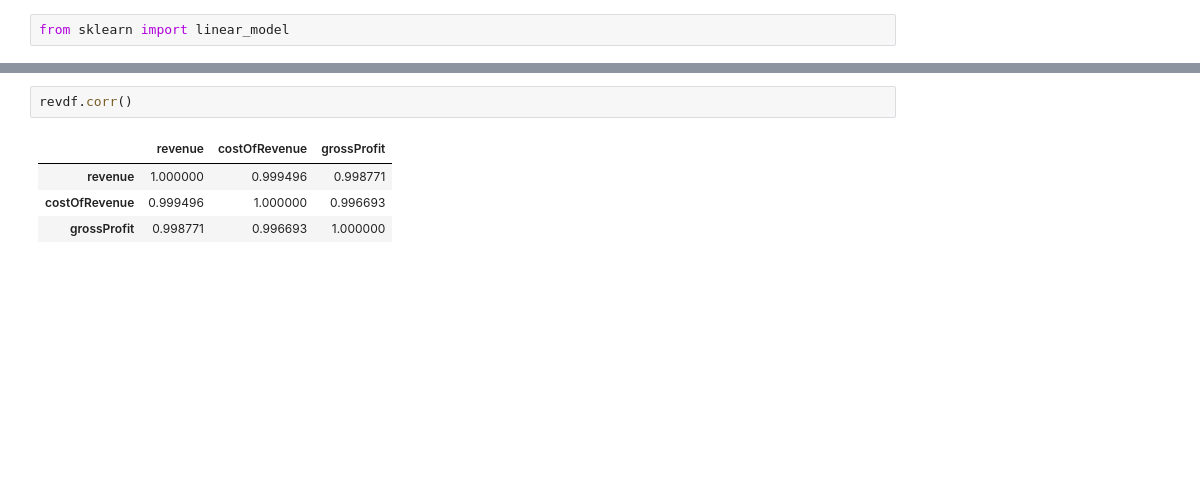
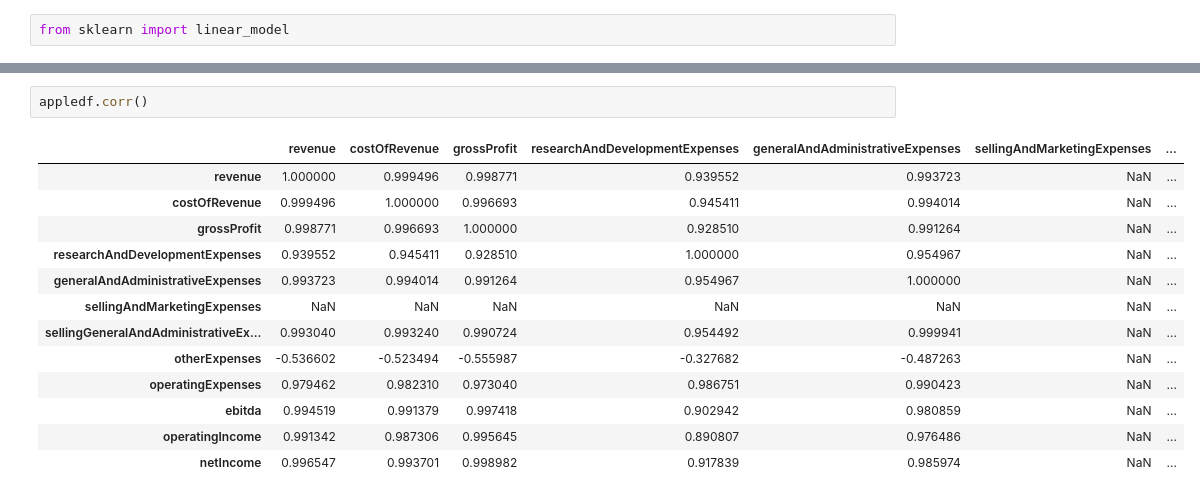
Before and after one commit to joseluistello/Regression-Analysis-Apple-Data, a Jupyter notebook: notebooks/Analysis.ipynb, the cells around one changed output, grey strips where cells are left out. Saved outputs shown, nothing was run; the diff lists cells and outputs as text; blank space fills up the shorter version.

```diff
--- a/notebooks/Analysis.ipynb
+++ b/notebooks/Analysis.ipynb
@@ -145,9 +147,18 @@ plt.show()
 # %% [output]
 [figure]
 # %%
-revdf.corr()
+appledf.corr()
 # %% [output]
-|  | revenue | costOfRevenue | grossProfit |
-| revenue | 1.000000 | 0.999496 | 0.998771 |
-| costOfRevenue | 0.999496 | 1.000000 | 0.996693 |
-| grossProfit | 0.998771 | 0.996693 | 1.000000 |
+|  | revenue | costOfRevenue | grossProfit | researchAndDevelopmentExpenses | generalAndAdministrativeExpenses | sellingAndMarketingExpenses | ... |
+| revenue | 1.000000 | 0.999496 | 0.998771 | 0.939552 | 0.993723 | NaN | ... |
+| costOfRevenue | 0.999496 | 1.000000 | 0.996693 | 0.945411 | 0.994014 | NaN | ... |
+| grossProfit | 0.998771 | 0.996693 | 1.000000 | 0.928510 | 0.991264 | NaN | ... |
+| researchAndDevelopmentExpenses | 0.939552 | 0.945411 | 0.928510 | 1.000000 | 0.954967 | NaN | ... |
+| generalAndAdministrativeExpenses | 0.993723 | 0.994014 | 0.991264 | 0.954967 | 1.000000 | NaN | ... |
+| sellingAndMarketingExpenses | NaN | NaN | NaN | NaN | NaN | NaN | ... |
+| sellingGeneralAndAdministrativeEx... | 0.993040 | 0.993240 | 0.990724 | 0.954492 | 0.999941 | NaN | ... |
+| otherExpenses | -0.536602 | -0.523494 | -0.555987 | -0.327682 | -0.487263 | NaN | ... |
+| operatingExpenses | 0.979462 | 0.982310 | 0.973040 | 0.986751 | 0.990423 | NaN | ... |
+| ebitda | 0.994519 | 0.991379 | 0.997418 | 0.902942 | 0.980859 | NaN | ... |
+| operatingIncome | 0.991342 | 0.987306 | 0.995645 | 0.890807 | 0.976486 | NaN | ... |
+| netIncome | 0.996547 | 0.993701 | 0.998982 | 0.917839 | 0.985974 | NaN | ... |
```
Also changed, not shown: parts of 4 cells of this notebook.
